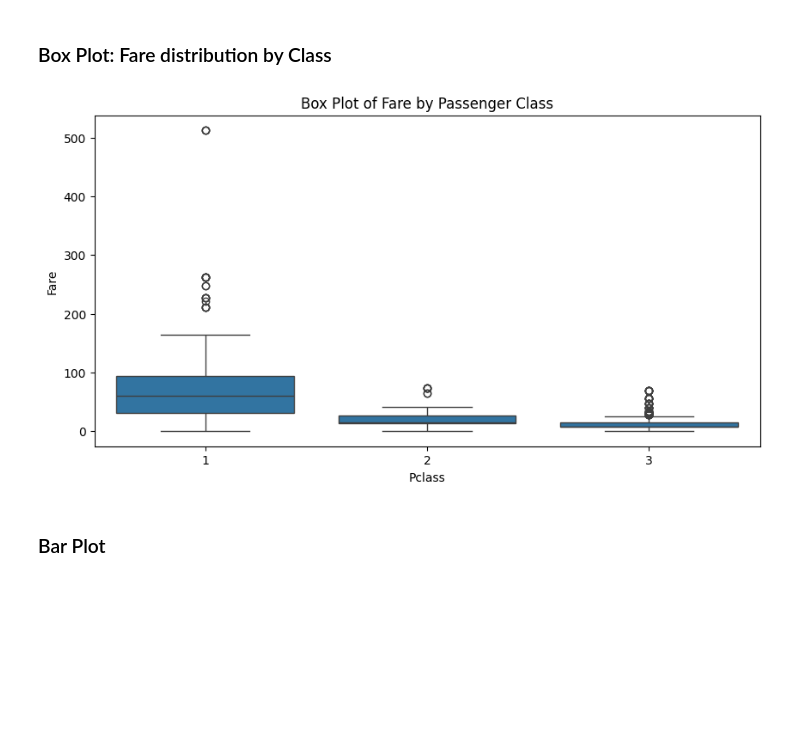
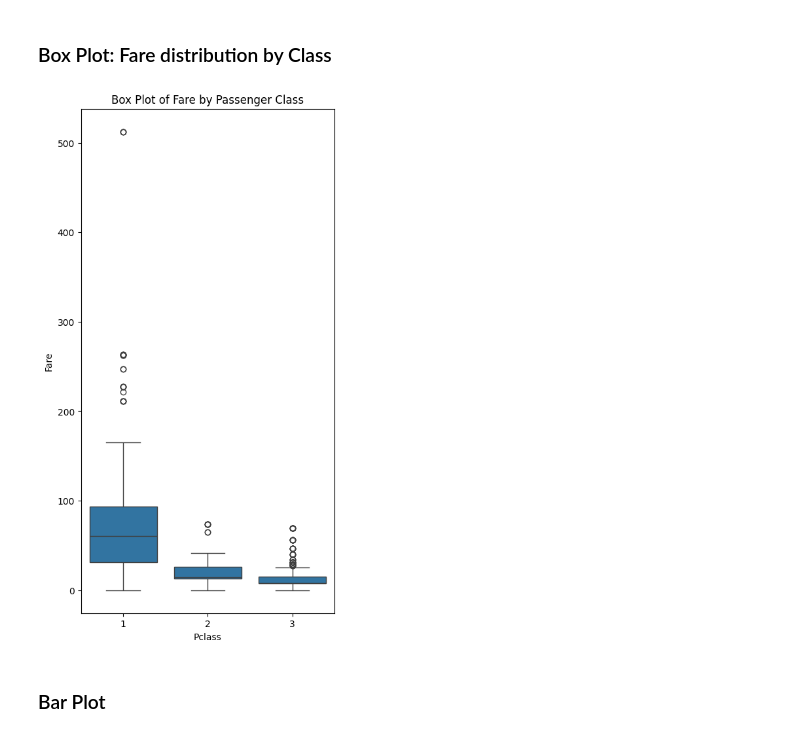
Before and after one commit to Sakshi2048/Sem6Codes, a Jupyter notebook: DSBDAL/Codes/Assignment8.ipynb, the cells around one changed output. Saved outputs shown, nothing was run; the diff lists cells and outputs as text; code cells hidden in the pictures; blank space fills up the shorter version.

```diff
--- a/DSBDAL/Codes/Assignment8.ipynb
+++ b/DSBDAL/Codes/Assignment8.ipynb
@@ -103,12 +103,12 @@ plt.show()
 # %% [markdown]
 ### Box Plot: Fare distribution by Class
 # %%
-plt.figure(figsize=(10, 5))
+plt.figure(figsize=(5, 10))
 sns.boxplot(data=data, x='Pclass', y='Fare')
 plt.title("Box Plot of Fare by Passenger Class")
 plt.show()
 # %% [output]
-[figure, old version]
+[figure, new version]
 # %% [markdown]
 ### Bar Plot
 # %%
```
Also changed, not shown: parts of 2 cells of this notebook, 5 other files.
